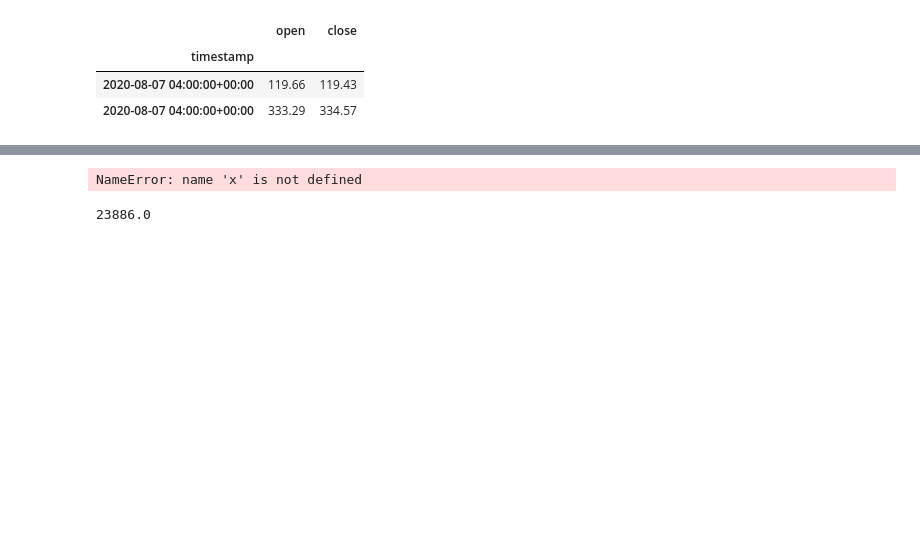
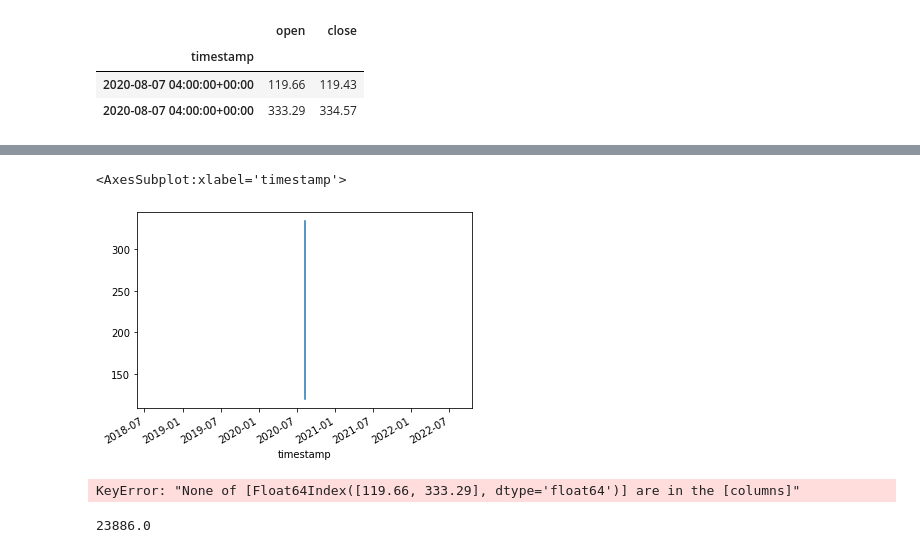
Before and after one commit to Lightboy6/mod5, a Jupyter notebook: financial_planning_tools.ipynb, the cells around one changed output, grey strips where cells are left out. Cells and saved outputs as stored; diff of their text form; code cells hidden in the pictures; blank space fills up the shorter version.

```diff
--- a/financial_planning_tools.ipynb
+++ b/financial_planning_tools.ipynb
@@ -312,3 +312,6 @@ open_v_close
 | timestamp |  |  |
 | 2020-08-07 04:00:00+00:00 | 119.66 | 119.43 |
 | 2020-08-07 04:00:00+00:00 | 333.29 | 334.57 |
+# %%
+x_close = open_v_close.iloc[:,0]
+x_close
@@ -315,9 +323,12 @@ open_v_close
 # %%
-x_close = open_v_cls
+x_close.plot()
+# %% [output]
+<AxesSubplot:xlabel='timestamp'>
+[figure, added]
 # %%
-open_v_close.plot.area([x, y])
+open_v_close.plot.
 # %% [output]
-NameError: name 'x' is not defined
+KeyError: "None of [Float64Index([119.66, 333.29], dtype='float64')] are in the [columns]"
 # %%
 # Calculate the current value of the bond portion of the portfolio
 agg_value = agg_shares * agg_close_price
```
Also changed, not shown: parts of 1 cell of this notebook.
